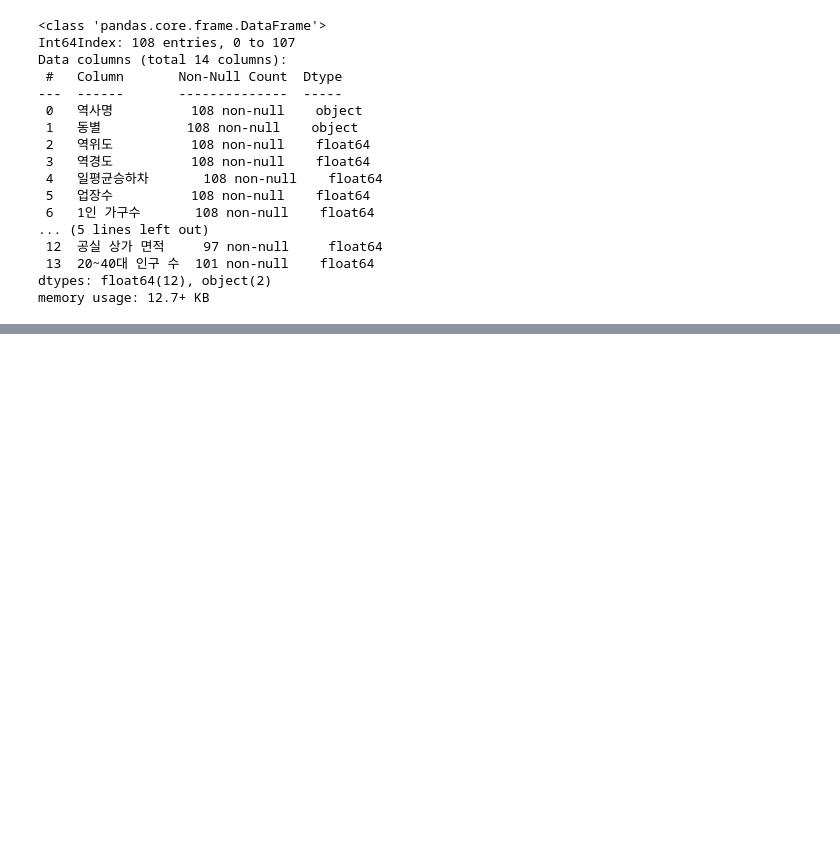
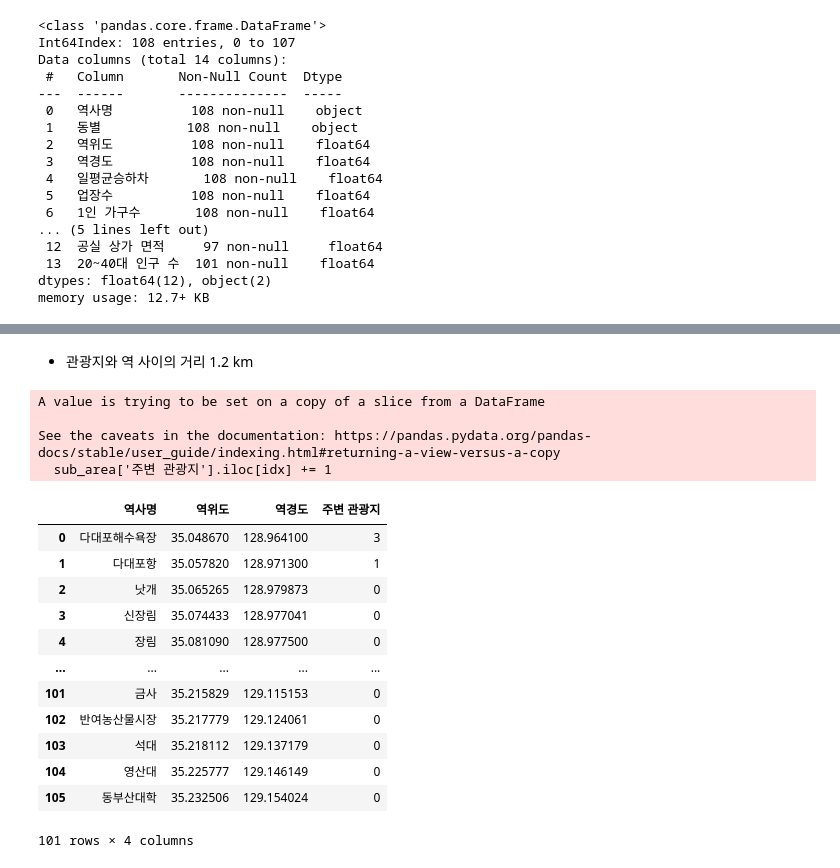
Before and after one commit to Busan-Bigdata-analysis/storage, a Jupyter notebook: handlingData/dataJoin.ipynb, the cells around one changed output, grey strips where cells are left out. Saved outputs shown, nothing was run; the diff lists cells and outputs as text; code cells hidden in the pictures; blank space fills up the shorter version.

```diff
--- a/handlingData/dataJoin.ipynb
+++ b/handlingData/dataJoin.ipynb
@@ -695,3 +704,6 @@ dtypes: float64(12), object(2)
 memory usage: 12.7+ KB
 # %%
 compare_total_data.to_csv('../data/total_data/통합_사용_데이터_추가수정.csv',encoding='cp949')
+# %%
+tour_area = pd.read_csv('../data/total_data/2020 관광지별 시도별 관광객 현황(주변역 추가).csv')[['관광지명','위도','경도']]
+tour_area.head()
@@ -697,0 +717,4 @@ compare_total_data.to_csv('../data/total_data/통합_사용_데이터_추가수
+# %%
+sub_area = pd.read_csv('../data/total_data/통합_사용_데이터_추가수정_handling.csv',encoding='cp949',index_col=0)[['역사명','역위도','역경도']]
+sub_area['주변 관광지'] = 0
+sub_area.head()
@@ -697,0 +730,31 @@ compare_total_data.to_csv('../data/total_data/통합_사용_데이터_추가수
+# %% [markdown]
+- 관광지와 역 사이의 거리 1.2 km
+# %%
+for idx,sub_line in enumerate(sub_area.iloc):
+    start = (sub_line[1],sub_line[2])
+    for tour_line in tour_area.iloc:
+        end = (tour_line[1],tour_line[2])
+        length = haversine(start,end)
+        if 1.2 > length:
+            sub_area['주변 관광지'].iloc[idx] += 1
+# %% [output]
+A value is trying to be set on a copy of a slice from a DataFrame
+
+See the caveats in the documentation: https://pandas.pydata.org/pandas-docs/stable/user_guide/indexing.html#returning-a-view-versus-a-copy
+  sub_area['주변 관광지'].iloc[idx] += 1
+# %%
+sub_area
+# %% [output]
+|  | 역사명 | 역위도 | 역경도 | 주변 관광지 |
+| 0 | 다대포해수욕장 | 35.048670 | 128.964100 | 3 |
+| 1 | 다대포항 | 35.057820 | 128.971300 | 1 |
+| 2 | 낫개 | 35.065265 | 128.979873 | 0 |
+| 3 | 신장림 | 35.074433 | 128.977041 | 0 |
+| 4 | 장림 | 35.081090 | 128.977500 | 0 |
+| ... | ... | ... | ... | ... |
+| 101 | 금사 | 35.215829 | 129.115153 | 0 |
+| 102 | 반여농산물시장 | 35.217779 | 129.124061 | 0 |
+| 103 | 석대 | 35.218112 | 129.137179 | 0 |
+| 104 | 영산대 | 35.225777 | 129.146149 | 0 |
+| 105 | 동부산대학 | 35.232506 | 129.154024 | 0 |
+101 rows × 4 columns
```
Also changed, not shown: parts of 7 cells of this notebook.
